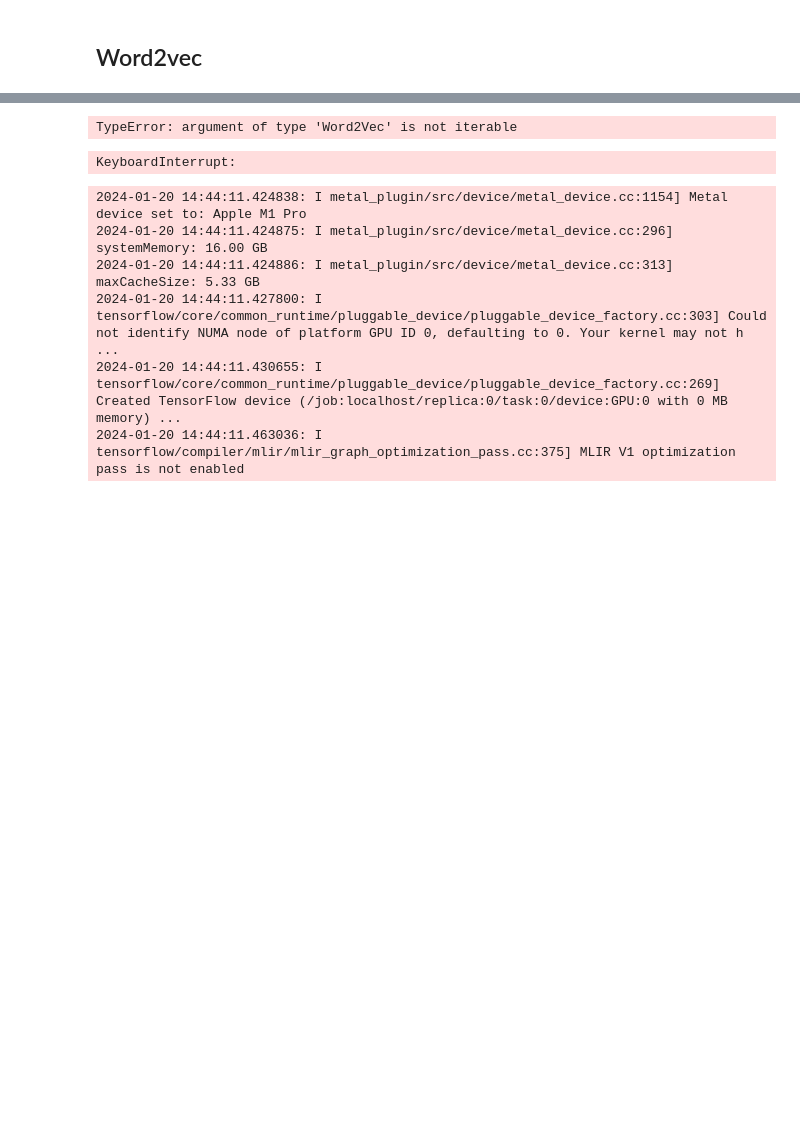
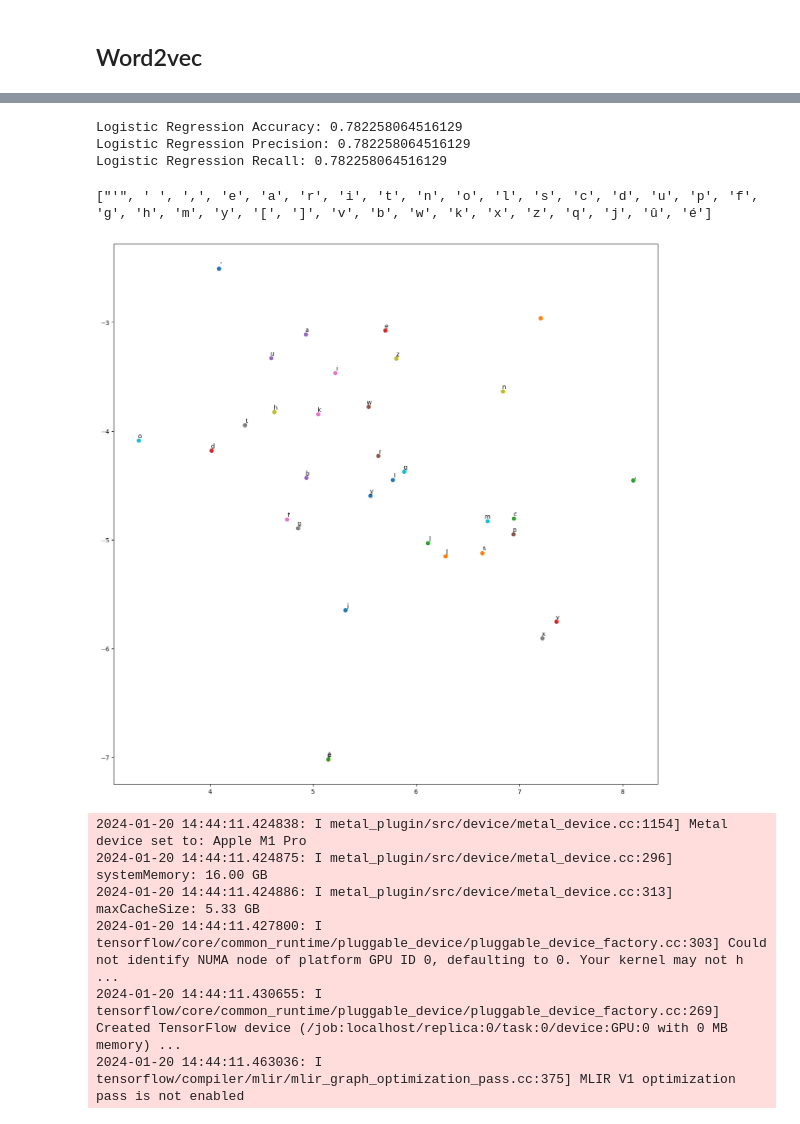
Before and after one commit to Alex-brss/NLP_Data_Exploration_and_Modeling, a Jupyter notebook: app_v3.ipynb, the cells around one changed output, grey strips where cells are left out. Drawn from its saved outputs; the diff is of its cells as text; code cells hidden in the pictures; blank space fills up the shorter version.

```diff
--- a/app_v3.ipynb
+++ b/app_v3.ipynb
@@ -253,8 +267,8 @@ threshold = 5
 phrases = Phrases(df['tokens'], min_count=min_count, threshold=threshold)
 phraser = Phraser(phrases)
 
-df['bigrams'] = [phraser[tokens] for tokens in df['tokens']]
-df['trigrams'] = [phraser[bigrams] for bigrams in df['bigrams']]
+df['bigrams'] = phraser[ df['tokens']]
+df['trigrams'] = phraser[df['bigrams']]
 # %%
 vector_size = 100
 window = 5
@@ -269,19 +298,24 @@ word2vec_model.save("word2vec.model")
 # %%
-file_name = "word2vec.model"
-model = gensim.models.keyedvectors.KeyedVectors.load(file_name)
+# file_name = "word2vec.model"
+# model = gensim.models.keyedvectors.KeyedVectors.load(file_name)
+
+from gensim.models import Word2Vec
+
+model = Word2Vec.load("word2vec.model")
 
 def vectorize_model(sent, model):
     vector_size = model.vector_size
     model_res = np.zeros(vector_size)
-    ctr = 1
+    ctr = 0
     for word in sent:
-        if word in model:
+        if word in model.wv.key_to_index:
             ctr += 1
-            model_res += model[word]
-    model_res = model_res/ctr
+            model_res += model.wv[word]
+    if ctr > 0:
+        model_res = model_res / ctr
     return model_res
 
-df['vectors'] = df['tokens'].apply(vectorize_model, model=word2vec_model)
+df['vectors'] = df['tokens'].apply(lambda x: vectorize_model(x, model))
 
 X = df['vectors'].to_list()
 y = df['sentiment'].to_list()
@@ -300,12 +334,14 @@ print("Logistic Regression Accuracy:",metrics.accuracy_score(y_test, predicted))
 print("Logistic Regression Precision:",metrics.precision_score(y_test, predicted, average='micro'))  # Change average to 'micro', 'macro', 'weighted', or None
 print("Logistic Regression Recall:",metrics.recall_score(y_test, predicted, average='micro'))  # Change average to 'micro', 'macro', 'weighted', or None
 # %% [output]
-TypeError: argument of type 'Word2Vec' is not iterable
+Logistic Regression Accuracy: 0.782258064516129
+Logistic Regression Precision: 0.782258064516129
+Logistic Regression Recall: 0.782258064516129
 # %%
 def tsne_plot(model):
-    vocab = []
-    for i in range(0,len(model.wv)):
-        vocab.append(model.wv.index_to_key[i])
+    vocab = model.wv.index_to_key
+
+    print(vocab)
 
     "Creates and TSNE model and plots it"
     labels = []
@@ -315,36 +351,37 @@ def tsne_plot(model):
         tokens.append(model.wv[word])
         labels.append(word)
         #print(tokens)
         #print(labels)
     tokens = np.array(tokens)
-    tsne_model = TSNE(perplexity=200, n_components=2, init='pca', n_iter=2500, random_state=23)
+    tsne_model = TSNE(perplexity=20, n_components=2, init='pca', n_iter=2500, random_state=23)
     new_values = tsne_model.fit_transform(tokens)
 
 
 
     x = []
     y = []
     for value in new_values:
         x.append(value[0])
         y.append(value[1])
 
 
 
     plt.figure(figsize=(16, 16))
     for i in range(len(x)):
         plt.scatter(x[i],y[i])
         plt.annotate(labels[i],
                      xy=(x[i], y[i]),
                      xytext=(5, 2),
                      textcoords='offset points',
                      ha='right',
                      va='bottom')
     plt.show()
 
 
-tsne_plot(word2vec_model)
+tsne_plot(model)
 # %% [output]
-KeyboardInterrupt:
+["'", ' ', ',', 'e', 'a', 'r', 'i', 't', 'n', 'o', 'l', 's', 'c', 'd', 'u', 'p', 'f', 'g', 'h', 'm', 'y', '[', ']', 'v', 'b', 'w', 'k', 'x', 'z', 'q', 'j', 'û', 'é']
+[figure, added]
 # %%
 file_name = "word2vec.model"
 model = gensim.models.keyedvectors.KeyedVectors.load(file_name)
```
Also changed, not shown: parts of 3 cells of this notebook, 7 other files.
